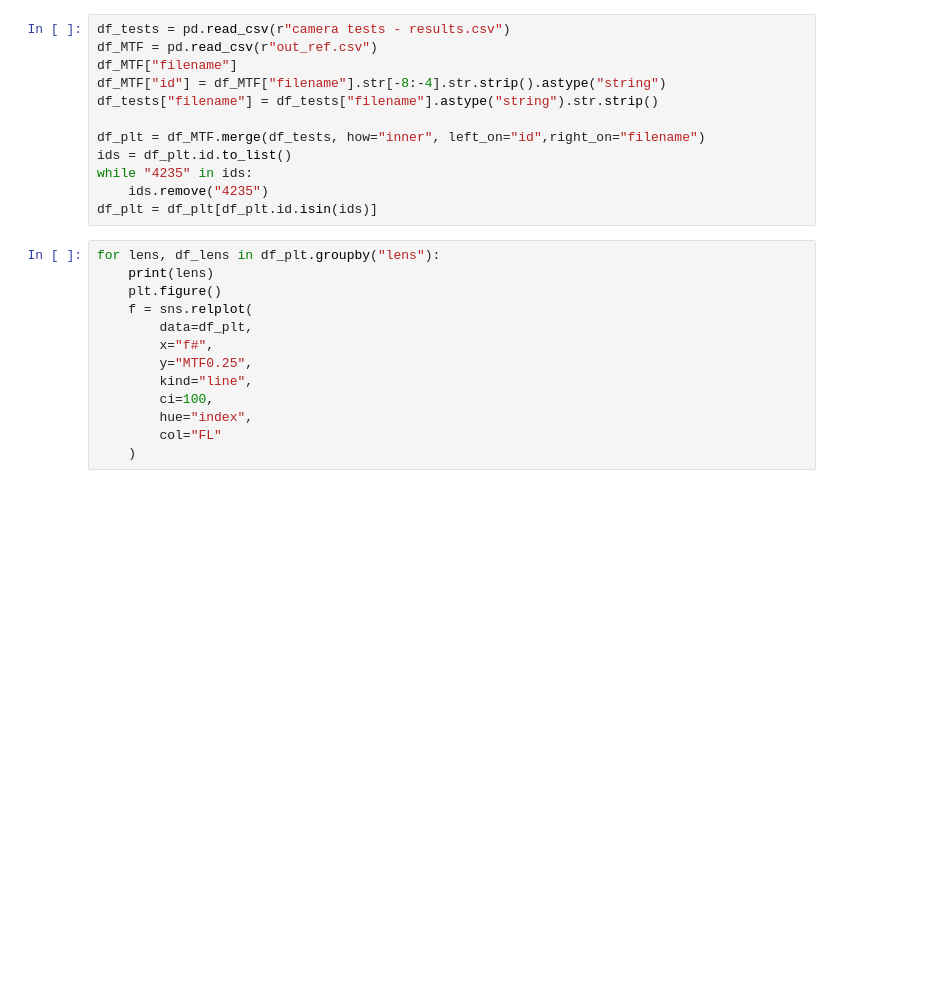
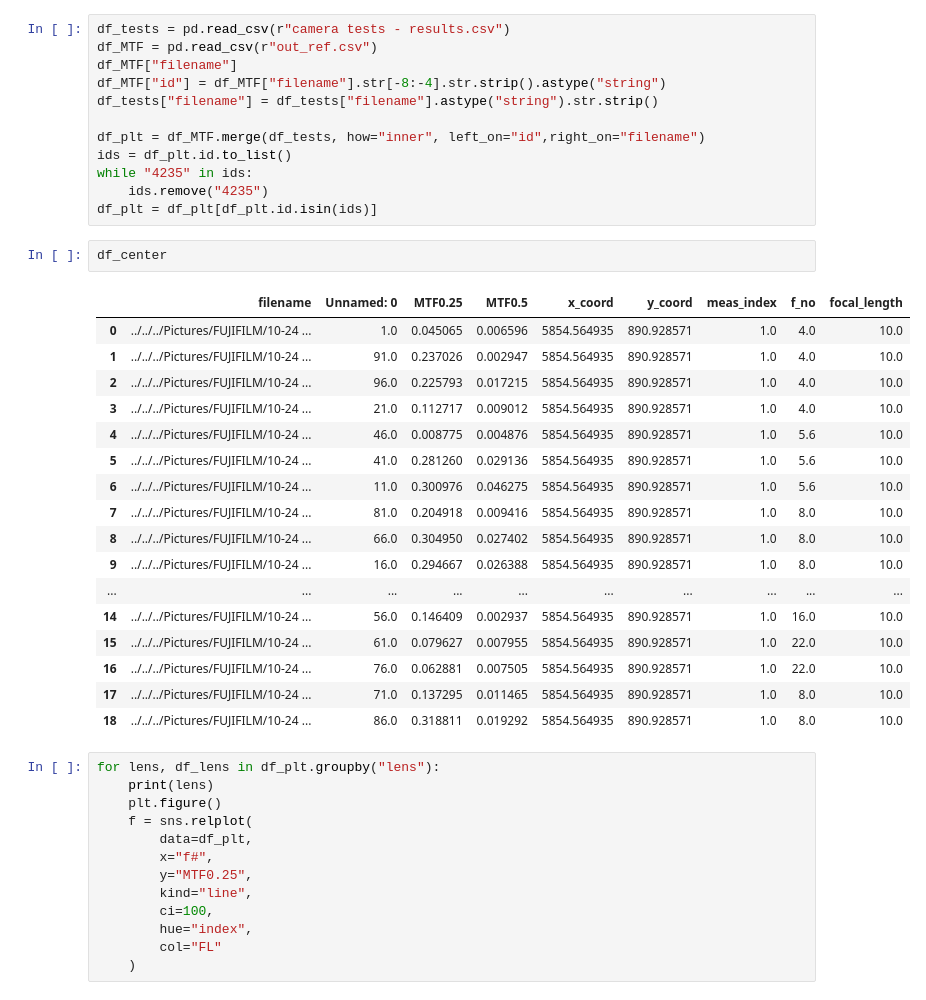
Before and after one commit to radbudgie/lensMTF, a Jupyter notebook: plot results.ipynb, the cells around one changed output. Saved outputs shown, nothing was run; the diff lists cells and outputs as text; blank space fills up the shorter version.

```diff
--- a/plot results.ipynb
+++ b/plot results.ipynb
@@ -55,6 +59,26 @@ ids = df_plt.id.to_list()
 while "4235" in ids:
     ids.remove("4235")
 df_plt = df_plt[df_plt.id.isin(ids)]
+# %%
+df_center
+# %% [output]
+|  | filename | Unnamed: 0 | MTF0.25 | MTF0.5 | x_coord | y_coord | meas_index | f_no | focal_length |
+| 0 | ../../../Pictures/FUJIFILM/10-24 ... | 1.0 | 0.045065 | 0.006596 | 5854.564935 | 890.928571 | 1.0 | 4.0 | 10.0 |
+| 1 | ../../../Pictures/FUJIFILM/10-24 ... | 91.0 | 0.237026 | 0.002947 | 5854.564935 | 890.928571 | 1.0 | 4.0 | 10.0 |
+| 2 | ../../../Pictures/FUJIFILM/10-24 ... | 96.0 | 0.225793 | 0.017215 | 5854.564935 | 890.928571 | 1.0 | 4.0 | 10.0 |
+| 3 | ../../../Pictures/FUJIFILM/10-24 ... | 21.0 | 0.112717 | 0.009012 | 5854.564935 | 890.928571 | 1.0 | 4.0 | 10.0 |
+| 4 | ../../../Pictures/FUJIFILM/10-24 ... | 46.0 | 0.008775 | 0.004876 | 5854.564935 | 890.928571 | 1.0 | 5.6 | 10.0 |
+| 5 | ../../../Pictures/FUJIFILM/10-24 ... | 41.0 | 0.281260 | 0.029136 | 5854.564935 | 890.928571 | 1.0 | 5.6 | 10.0 |
+| 6 | ../../../Pictures/FUJIFILM/10-24 ... | 11.0 | 0.300976 | 0.046275 | 5854.564935 | 890.928571 | 1.0 | 5.6 | 10.0 |
+| 7 | ../../../Pictures/FUJIFILM/10-24 ... | 81.0 | 0.204918 | 0.009416 | 5854.564935 | 890.928571 | 1.0 | 8.0 | 10.0 |
+| 8 | ../../../Pictures/FUJIFILM/10-24 ... | 66.0 | 0.304950 | 0.027402 | 5854.564935 | 890.928571 | 1.0 | 8.0 | 10.0 |
+| 9 | ../../../Pictures/FUJIFILM/10-24 ... | 16.0 | 0.294667 | 0.026388 | 5854.564935 | 890.928571 | 1.0 | 8.0 | 10.0 |
+| ... | ... | ... | ... | ... | ... | ... | ... | ... | ... |
+| 14 | ../../../Pictures/FUJIFILM/10-24 ... | 56.0 | 0.146409 | 0.002937 | 5854.564935 | 890.928571 | 1.0 | 16.0 | 10.0 |
+| 15 | ../../../Pictures/FUJIFILM/10-24 ... | 61.0 | 0.079627 | 0.007955 | 5854.564935 | 890.928571 | 1.0 | 22.0 | 10.0 |
+| 16 | ../../../Pictures/FUJIFILM/10-24 ... | 76.0 | 0.062881 | 0.007505 | 5854.564935 | 890.928571 | 1.0 | 22.0 | 10.0 |
+| 17 | ../../../Pictures/FUJIFILM/10-24 ... | 71.0 | 0.137295 | 0.011465 | 5854.564935 | 890.928571 | 1.0 | 8.0 | 10.0 |
+| 18 | ../../../Pictures/FUJIFILM/10-24 ... | 86.0 | 0.318811 | 0.019292 | 5854.564935 | 890.928571 | 1.0 | 8.0 | 10.0 |
 # %%
 for lens, df_lens in df_plt.groupby("lens"):
     print(lens)
```
Also changed, not shown: parts of 1 cell of this notebook, 1 other file.
